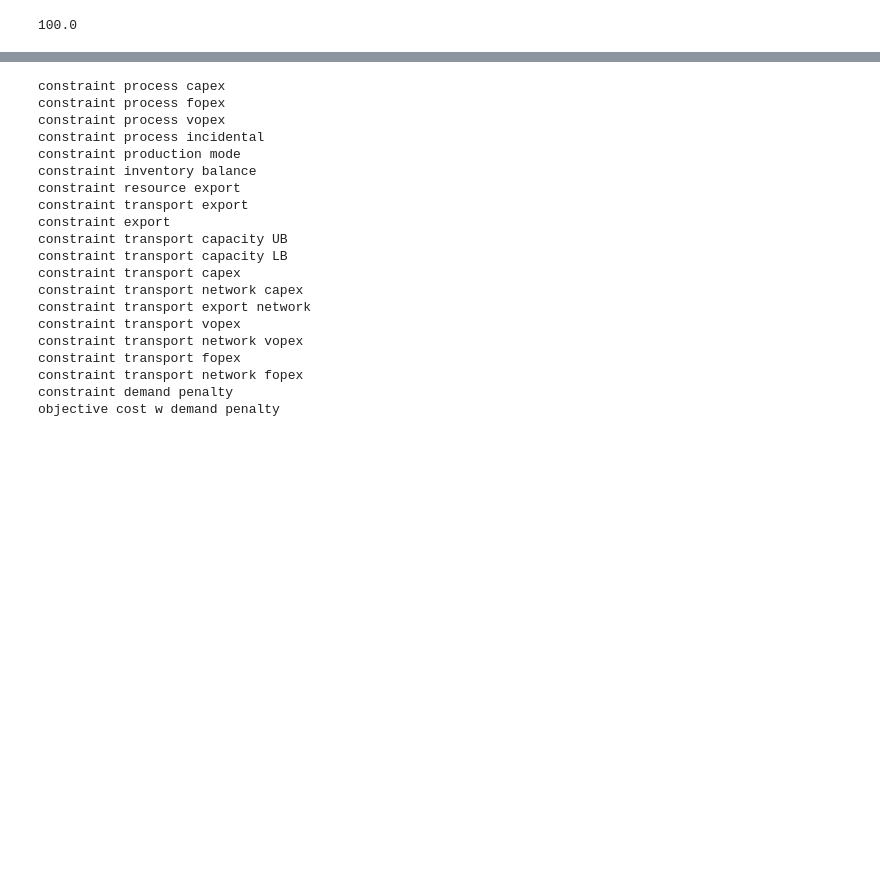
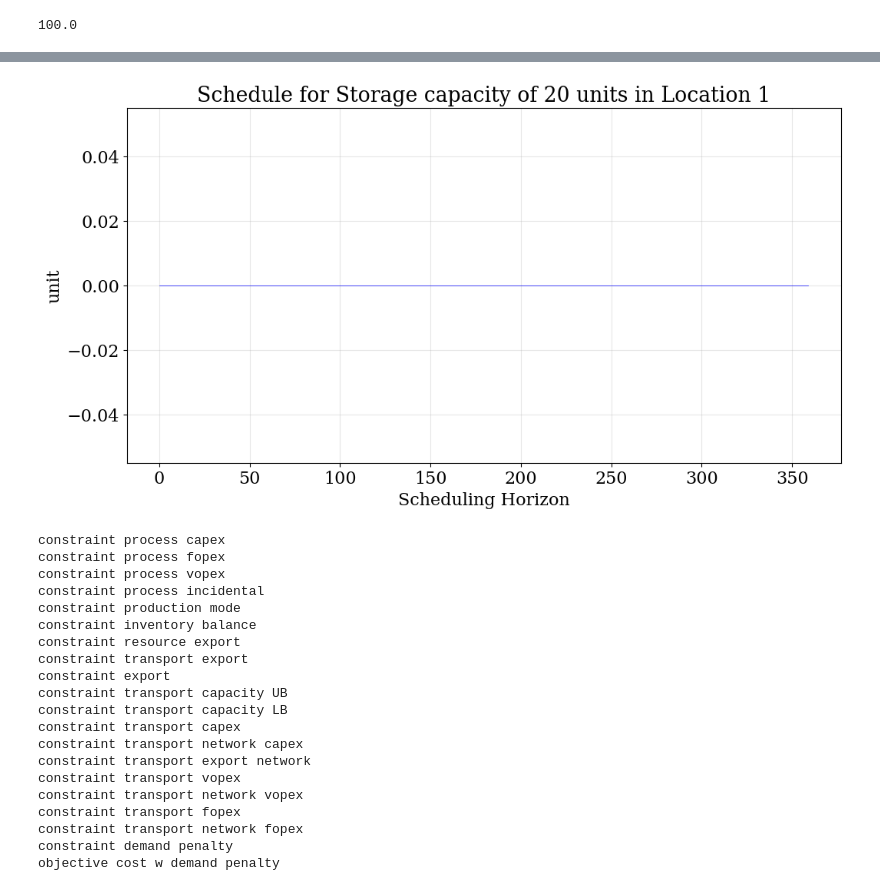
Before and after one commit to TAMUparametric/energiapy, a Jupyter notebook: docs/notebooks/ivanov-model/AIChE Fall 2023/IvanovExample_ND.ipynb, the cells around one changed output, grey strips where cells are left out. Saved outputs shown, nothing was run; the diff lists cells and outputs as text; code cells hidden in the pictures; blank space fills up the shorter version.

```diff
--- a/docs/notebooks/ivanov-model/AIChE Fall 2023/IvanovExample_ND.ipynb
+++ b/docs/notebooks/ivanov-model/AIChE Fall 2023/IvanovExample_ND.ipynb
@@ -237,3 +255,7 @@ min(value for key, value in results_maxdischarge.output['S'].items() if key[0]==
+# %%
+plot_results.schedule(results=results_maxdischarge, y_axis='P', component='com1_store20', location='loc1')
+# %% [output]
+[figure, added]
 # %%
 problem_mincost = formulate(scenario=scenario_disruption, constraints={Constraints.COST, Constraints.TRANSPORT, Constraints.RESOURCE_BALANCE, Constraints.PRODUCTION, Constraints.INVENTORY, Constraints.DEMAND}, demand_sign='eq', objective=Objective.COST_W_DEMAND_PENALTY)
 # %% [output]
```
Also changed, not shown: parts of 5 cells of this notebook, 2 other files.
